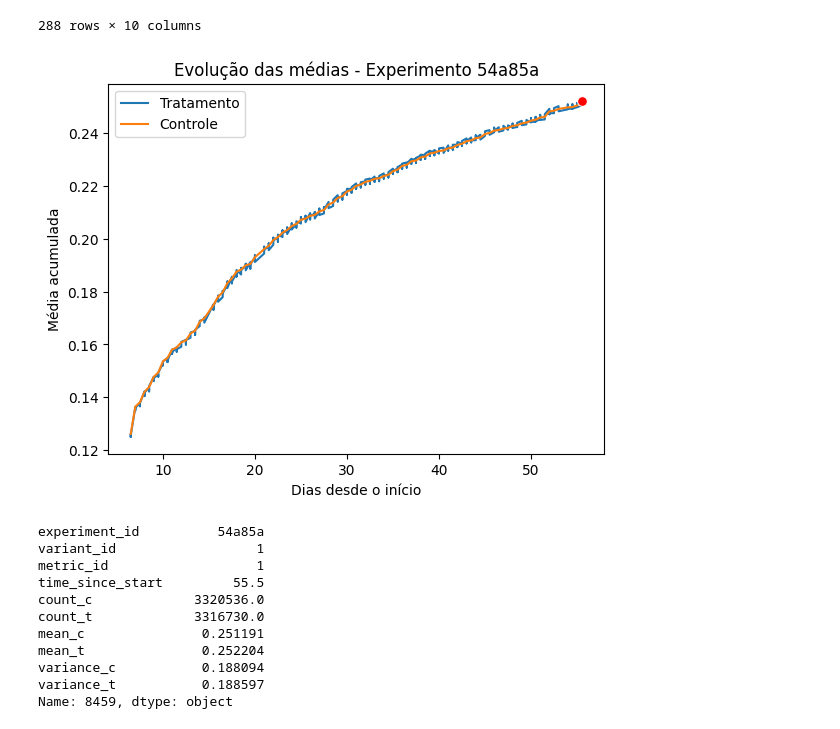
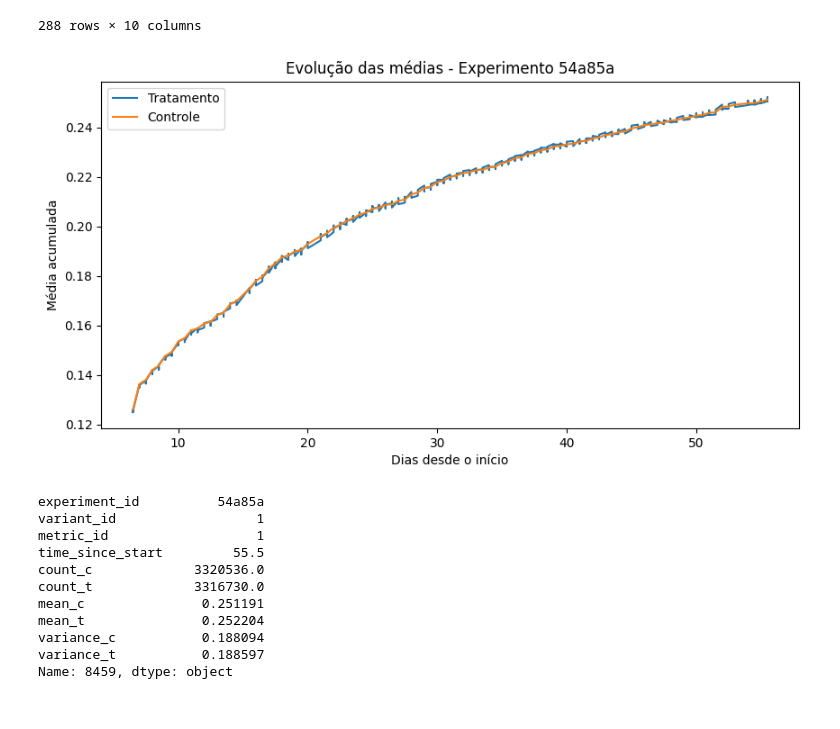
Before and after one commit to Reyso/A-B-test, a Jupyter notebook: experiment.ipynb, the cells around one changed output. Cells and saved outputs as stored; diff of their text form; code cells hidden in the pictures.

```diff
--- a/experiment.ipynb
+++ b/experiment.ipynb
@@ -102,19 +102,21 @@ new_df = metric1[metric1['experiment_id'] == exp_id].sort_values('time_since_sta
 # %%
 exp_id = '54a85a'
 sub_df = df[(df["experiment_id"] == exp_id) & (df["metric_id"] == 1)]
 df_ord = sub_df.sort_values("time_since_start")
+
+plt.figure(figsize=(10,5))
 # Plotar evolução da média
 plt.plot(df_ord["time_since_start"], df_ord["mean_t"], label="Tratamento")
 plt.plot(df_ord["time_since_start"], df_ord["mean_c"], label="Controle")
 plt.xlabel("Dias desde o início")
 plt.ylabel("Média acumulada")
 plt.title(f"Evolução das médias - Experimento {exp_id}")
 # plt.axvline (x=55.5, color='r',linestyle = '--')
-sns.lineplot(x=[55.5], y=[0.252], marker='o', markersize=7, color='r')
+# sns.lineplot(x=[55.5], y=[0.252], marker='o', markersize=7, color='r')
 plt.legend()
 plt.show()
 # %% [output]
-[figure, old version]
+[figure, new version]
 # %%
 new_df.iloc[0] # ultimo timestemp, mais tempo desde o incicio, mais dados
 # %% [output]
```
Also changed, not shown: parts of 5 cells of this notebook, 2 other files.
